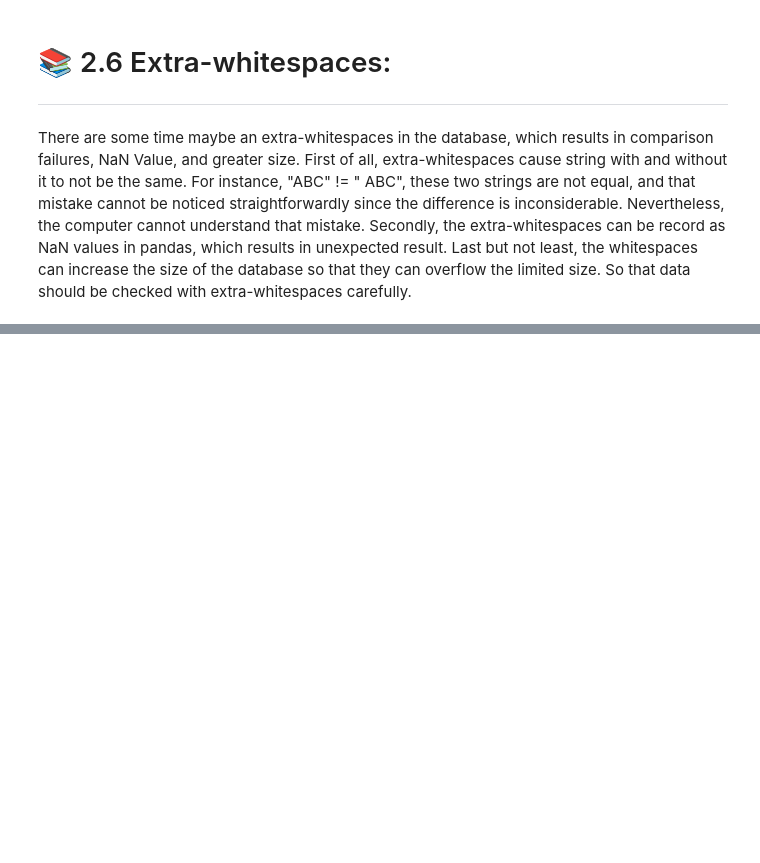
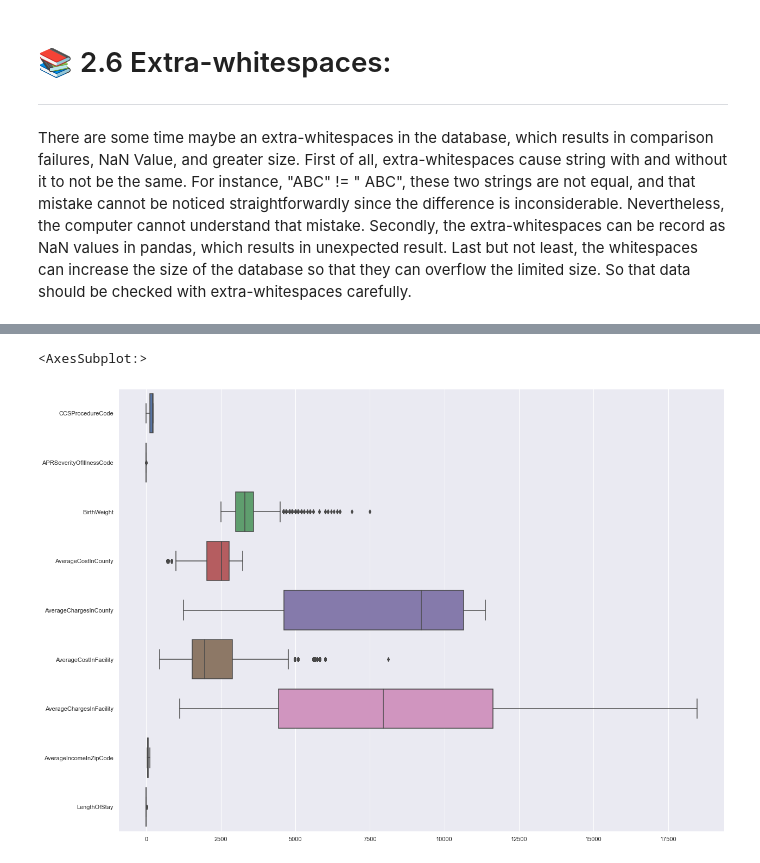
Before and after one commit to ChauHuynh1/DataScience, a Jupyter notebook: Hospital/HospitalProblem.ipynb, the cells around one changed output, grey strips where cells are left out. Drawn from its saved outputs; the diff is of its cells as text; code cells hidden in the pictures; blank space fills up the shorter version.

```diff
--- a/Hospital/HospitalProblem.ipynb
+++ b/Hospital/HospitalProblem.ipynb
@@ -464,0 +502,7 @@ There are some time maybe an extra-whitespaces in the database, which results in
+# %%
+plt.rcParams['figure.figsize'] = [20, 15]
+# plot the boxplot to see the outlier of each numerical column
+sns.boxplot(data=train,orient="h")
+# %% [output]
+<AxesSubplot:>
+[figure, added]
```
Also changed, not shown: parts of 17 cells of this notebook.
